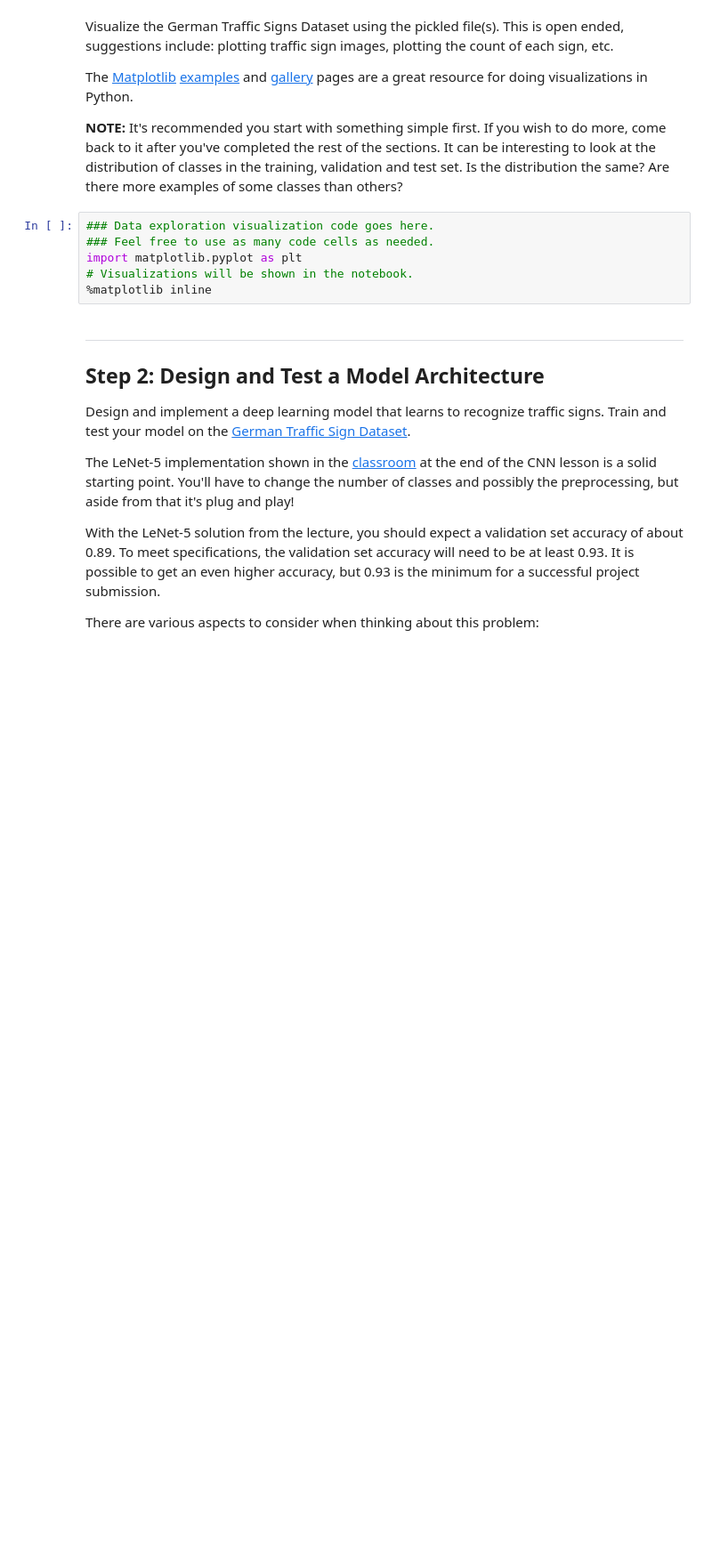
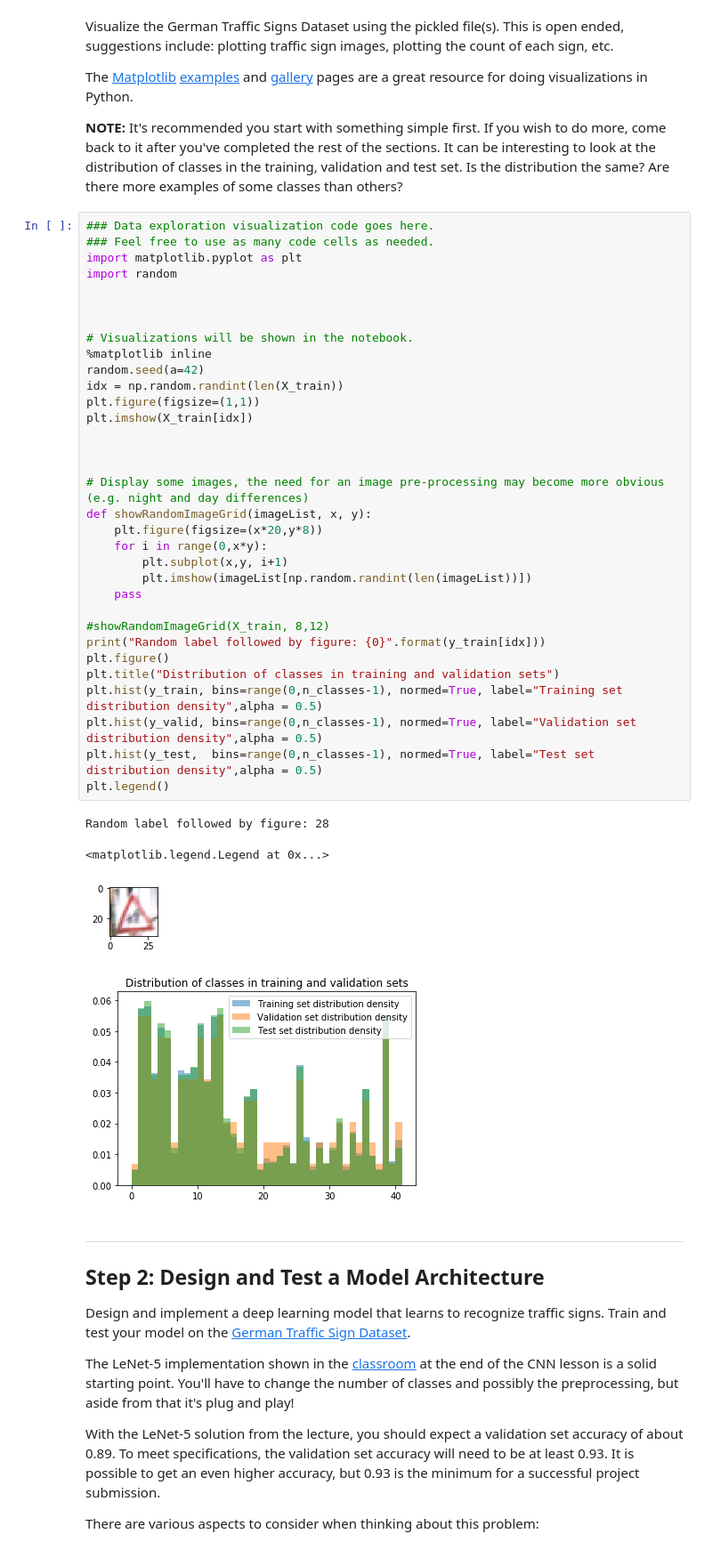
Before and after one commit to MC-8/SDC-P2-traffic-signs, a Jupyter notebook: Traffic_Sign_Classifier.ipynb, the cells around one changed output. Shown: that part at 89% size. Drawn from its saved outputs; the diff is of its cells as text; blank space fills up the shorter version.

```diff
--- a/Traffic_Sign_Classifier.ipynb
+++ b/Traffic_Sign_Classifier.ipynb
@@ -87,12 +102,44 @@ Visualize the German Traffic Signs Dataset using the pickled file(s). This is op
 The [Matplotlib](http://matplotlib.org/) [examples](http://matplotlib.org/examples/index.html) and [gallery](http://matplotlib.org/gallery.html) pages are a great resource for doing visualizations in Python.
 
 **NOTE:** It's recommended you start with something simple first. If you wish to do more, come back to it after you've completed the rest of the sections. It can be interesting to look at the distribution of classes in the training, validation and test set. Is the distribution the same? Are there more examples of some classes than others?
-# %%
-### Data exploration visualization code goes here.
-### Feel free to use as many code cells as needed.
-import matplotlib.pyplot as plt
-# Visualizations will be shown in the notebook.
-%matplotlib inline
+# %%
+### Data exploration visualization code goes here.
+### Feel free to use as many code cells as needed.
+import matplotlib.pyplot as plt
+import random
+
+
+
+# Visualizations will be shown in the notebook.
+%matplotlib inline
+random.seed(a=42)
+idx = np.random.randint(len(X_train))
+plt.figure(figsize=(1,1))
+plt.imshow(X_train[idx])
+
+
+
+# Display some images, the need for an image pre-processing may become more obvious (e.g. night and day differences)
+def showRandomImageGrid(imageList, x, y):
+    plt.figure(figsize=(x*20,y*8))
+    for i in range(0,x*y):
+        plt.subplot(x,y, i+1)
+        plt.imshow(imageList[np.random.randint(len(imageList))])
+    pass
+
+#showRandomImageGrid(X_train, 8,12)
+print("Random label followed by figure: {0}".format(y_train[idx]))
+plt.figure()
+plt.title("Distribution of classes in training and validation sets")
+plt.hist(y_train, bins=range(0,n_classes-1), normed=True, label="Training set distribution density",alpha = 0.5)
+plt.hist(y_valid, bins=range(0,n_classes-1), normed=True, label="Validation set distribution density",alpha = 0.5)
+plt.hist(y_test,  bins=range(0,n_classes-1), normed=True, label="Test set distribution density",alpha = 0.5)
+plt.legend()
+# %% [output]
+Random label followed by figure: 28
+<matplotlib.legend.Legend at 0x...>
+[figure, added]
+[figure, added]
 # %% [markdown]
 ----
 
```
Also changed, not shown: parts of 27 cells of this notebook.
